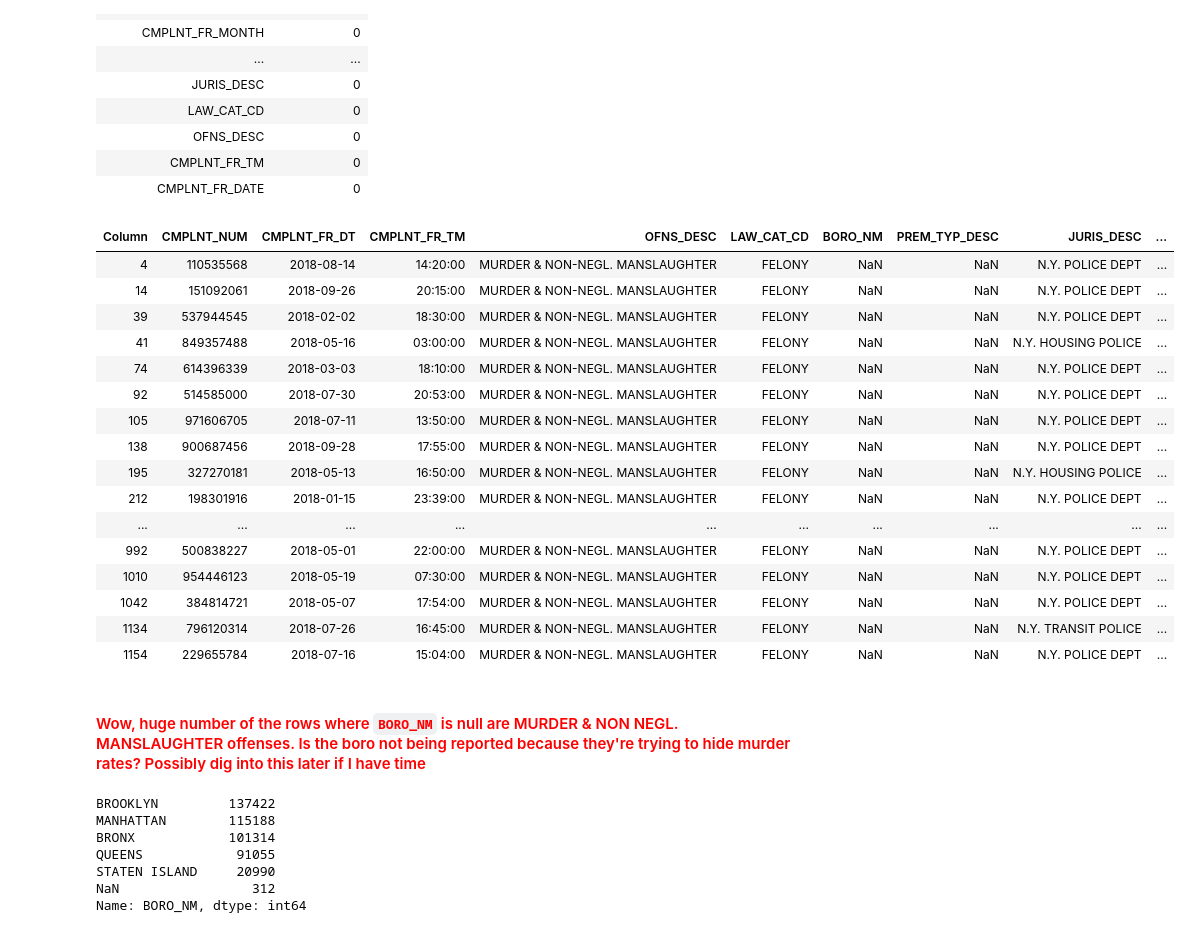
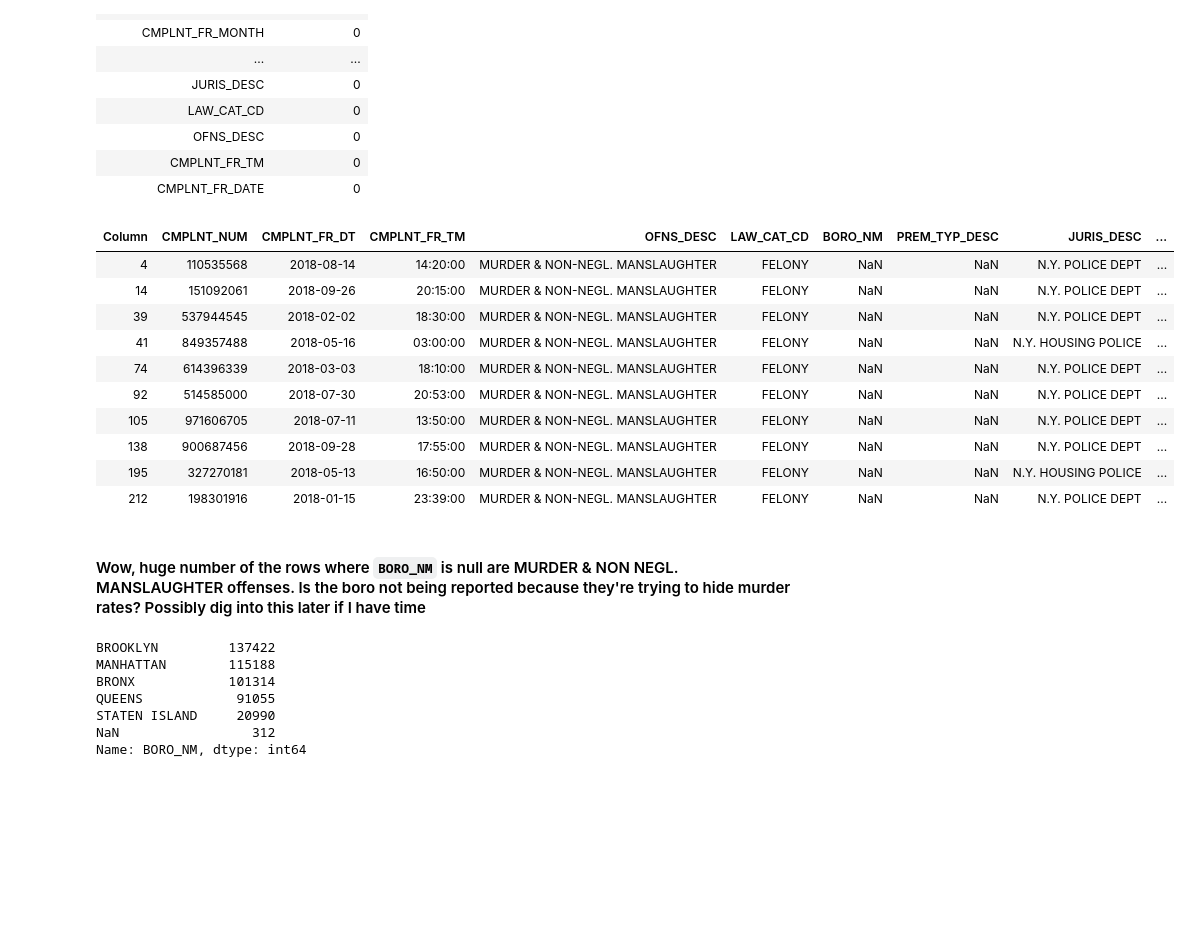
Before and after one commit to gpaet05/nypd-complaints, a Jupyter notebook: eda.ipynb, the cells around one changed output. Cells and saved outputs as stored; diff of their text form; code cells hidden in the pictures; blank space fills up the shorter version.

```diff
--- a/eda.ipynb
+++ b/eda.ipynb
@@ -614,27 +500,21 @@ null_df.head(30)
 | CMPLNT_FR_TM | 0 |
 | CMPLNT_FR_DATE | 0 |
 # %%
-nypd[nypd['BORO_NM'].isnull()].head(50)
+nypd[nypd['BORO_NM'].isnull()].head(10)
 # %% [output]
 | Column | CMPLNT_NUM | CMPLNT_FR_DT | CMPLNT_FR_TM | OFNS_DESC | LAW_CAT_CD | BORO_NM | PREM_TYP_DESC | JURIS_DESC | ... |
 | 4 | 110535568 | 2018-08-14 | 14:20:00 | MURDER & NON-NEGL. MANSLAUGHTER | FELONY | NaN | NaN | N.Y. POLICE DEPT | ... |
 | 14 | 151092061 | 2018-09-26 | 20:15:00 | MURDER & NON-NEGL. MANSLAUGHTER | FELONY | NaN | NaN | N.Y. POLICE DEPT | ... |
 | 39 | 537944545 | 2018-02-02 | 18:30:00 | MURDER & NON-NEGL. MANSLAUGHTER | FELONY | NaN | NaN | N.Y. POLICE DEPT | ... |
 | 41 | 849357488 | 2018-05-16 | 03:00:00 | MURDER & NON-NEGL. MANSLAUGHTER | FELONY | NaN | NaN | N.Y. HOUSING POLICE | ... |
 | 74 | 614396339 | 2018-03-03 | 18:10:00 | MURDER & NON-NEGL. MANSLAUGHTER | FELONY | NaN | NaN | N.Y. POLICE DEPT | ... |
 | 92 | 514585000 | 2018-07-30 | 20:53:00 | MURDER & NON-NEGL. MANSLAUGHTER | FELONY | NaN | NaN | N.Y. POLICE DEPT | ... |
 | 105 | 971606705 | 2018-07-11 | 13:50:00 | MURDER & NON-NEGL. MANSLAUGHTER | FELONY | NaN | NaN | N.Y. POLICE DEPT | ... |
 | 138 | 900687456 | 2018-09-28 | 17:55:00 | MURDER & NON-NEGL. MANSLAUGHTER | FELONY | NaN | NaN | N.Y. POLICE DEPT | ... |
 | 195 | 327270181 | 2018-05-13 | 16:50:00 | MURDER & NON-NEGL. MANSLAUGHTER | FELONY | NaN | NaN | N.Y. HOUSING POLICE | ... |
 | 212 | 198301916 | 2018-01-15 | 23:39:00 | MURDER & NON-NEGL. MANSLAUGHTER | FELONY | NaN | NaN | N.Y. POLICE DEPT | ... |
-| ... | ... | ... | ... | ... | ... | ... | ... | ... | ... |
-| 992 | 500838227 | 2018-05-01 | 22:00:00 | MURDER & NON-NEGL. MANSLAUGHTER | FELONY | NaN | NaN | N.Y. POLICE DEPT | ... |
-| 1010 | 954446123 | 2018-05-19 | 07:30:00 | MURDER & NON-NEGL. MANSLAUGHTER | FELONY | NaN | NaN | N.Y. POLICE DEPT | ... |
-| 1042 | 384814721 | 2018-05-07 | 17:54:00 | MURDER & NON-NEGL. MANSLAUGHTER | FELONY | NaN | NaN | N.Y. POLICE DEPT | ... |
-| 1134 | 796120314 | 2018-07-26 | 16:45:00 | MURDER & NON-NEGL. MANSLAUGHTER | FELONY | NaN | NaN | N.Y. TRANSIT POLICE | ... |
-| 1154 | 229655784 | 2018-07-16 | 15:04:00 | MURDER & NON-NEGL. MANSLAUGHTER | FELONY | NaN | NaN | N.Y. POLICE DEPT | ... |
 # %% [markdown]
-#### <font color='red'>Wow, huge number of the rows where `BORO_NM` is null are MURDER & NON NEGL. MANSLAUGHTER offenses. Is the boro not being reported because they're trying to hide murder rates? Possibly dig into this later if I have time</font>
+#### Wow, huge number of the rows where `BORO_NM` is null are MURDER & NON NEGL. MANSLAUGHTER offenses. Is the boro not being reported because they're trying to hide murder rates? Possibly dig into this later if I have time
 # %%
 nypd.BORO_NM.value_counts(dropna=False)
 # %% [output]
```
Also changed, not shown: parts of 38 cells of this notebook.
